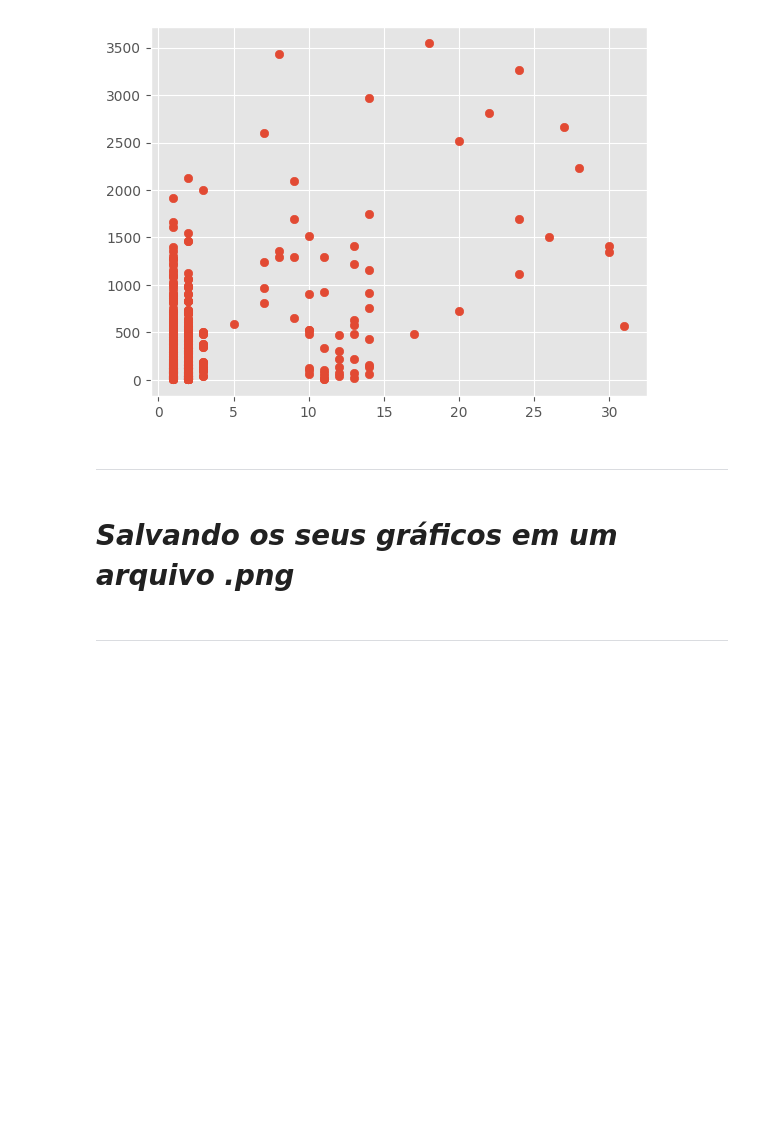
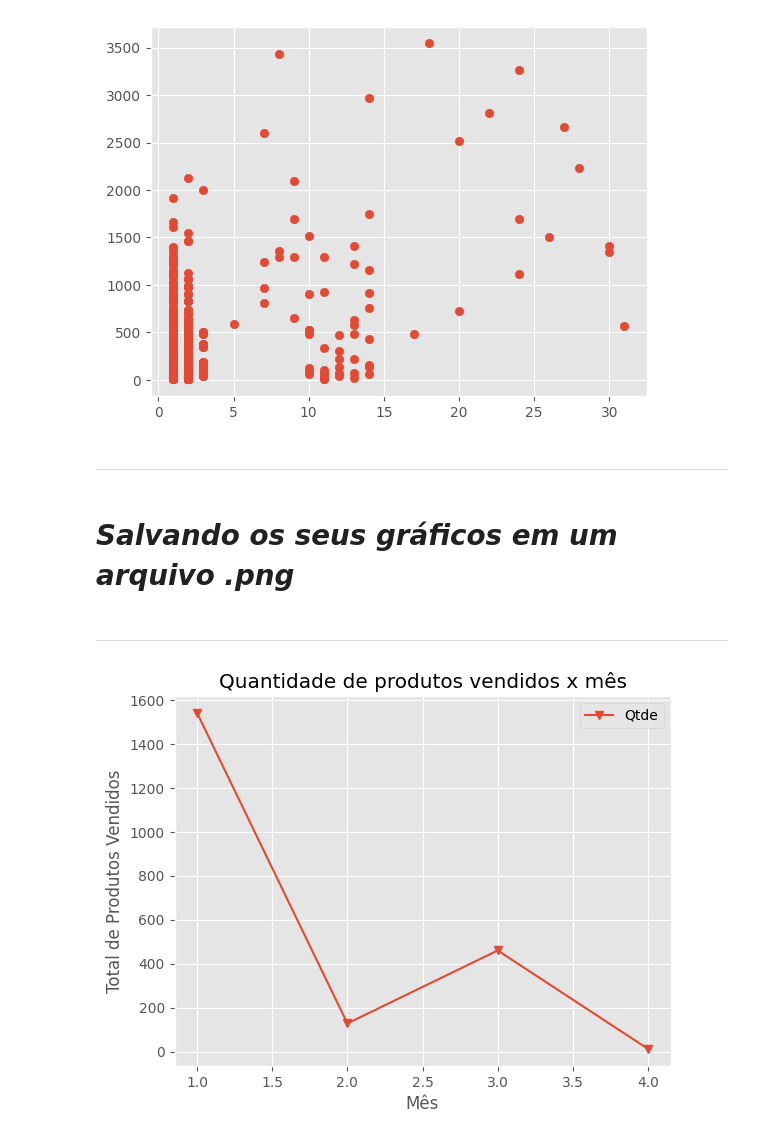
Before and after one commit to Felipe-Magalhaes-A-Carneiro/analise_de_dados-python_pandas, a Jupyter notebook: Notebooks/02-planilhas-excel.ipynb, the cells around one changed output. Saved outputs shown, nothing was run; the diff lists cells and outputs as text; code cells hidden in the pictures; blank space fills up the shorter version.

Commit message:
aula - grafico - salvando grafico em arquivo png

```diff
--- a/Notebooks/02-planilhas-excel.ipynb
+++ b/Notebooks/02-planilhas-excel.ipynb
@@ -699,3 +699,15 @@ plt.scatter(x=df_2019["dia_venda"], y= df_2019["Receita"])
 # ***Salvando os seus gráficos em um arquivo .png***
 # %% [markdown]
 --------------------------------------------------------------------------------------------------
+# %%
+df_2019.groupby(df_2019["mes_venda"])["Qtde"].sum().plot(marker = "v")
+
+plt.title("Quantidade de produtos vendidos x mês")
+plt.xlabel("Mês")
+plt.ylabel("Total de Produtos Vendidos")
+plt.legend()
+
+# Salvando o arquivo em png
+plt.savefig("grafico QTDE x MÊS.png")
+# %% [output]
+[figure, added]
```
Also changed, not shown: 1 other file.
